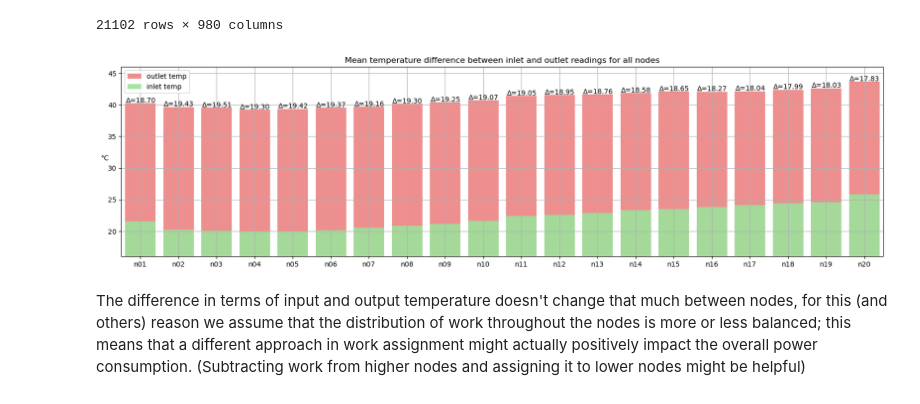
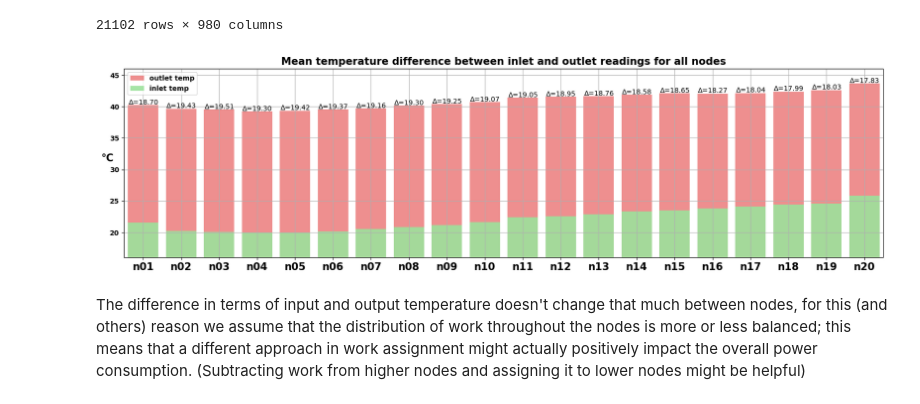
Before and after one commit to LSquarzoni/GreenTeam, a Jupyter notebook: Energy_Saving_computation.ipynb, the cells around one changed output. Cells and saved outputs as stored; diff of their text form; code cells hidden in the pictures.

Commit message:
replotted one graph

```diff
--- a/Energy_Saving_computation.ipynb
+++ b/Energy_Saving_computation.ipynb
@@ -68,27 +68,29 @@ for i in range(1, 21):
 # %%
 difference = dataset_TEMP_out_mean_nodes.values - dataset_TEMP_in_mean_nodes.values
 
 # Temperature distance plotting
 fig, ax = plt.subplots(figsize=(20,5))
 
 # Creating a colormap
 sns.barplot(x=dataset_TEMP_out_mean_nodes.index, y=dataset_TEMP_out_mean_nodes.values, ax=ax, color='red', alpha=0.5, label='outlet temp')
 sns.barplot(x=dataset_TEMP_in_mean_nodes.index, y=dataset_TEMP_in_mean_nodes.values, ax=ax, color='lightgreen', alpha=0.9, label='inlet temp')
 
 plt.grid(True)
 
-plt.ylabel('°C', rotation=0)
-plt.title("Mean temperature difference between inlet and outlet readings for all nodes")
-plt.legend(loc=2)
+plt.ylabel('°C', rotation=0, fontweight='bold', fontsize=15)
+plt.title("Mean temperature difference between inlet and outlet readings for all nodes", fontweight='bold', fontsize=15)
+plt.legend(loc=2, prop={'weight': 'bold', 'size': 10})
+plt.xticks(fontweight='bold', fontsize=15)
+plt.yticks(fontweight='bold', fontsize=10)
 ax.set_ylim(16, 46)
 
 for i in range(len(dataset_TEMP_out_mean_nodes)):
     plt.text(i, dataset_TEMP_out_mean_nodes.iloc[i] + 0.1, f'∆={difference[i]:.2f}', ha='center')
 
 plt.savefig('../PLOTS/TEMP_difference_plot.png', dpi=300)
 plt.show()
 # %% [output]
-[figure, old version]
+[figure, new version]
 # %% [markdown]
 The difference in terms of input and output temperature doesn't change that much between nodes, for this (and others) reason we assume that the distribution of work throughout the nodes is more or less balanced; this means that a different approach in work assignment might actually positively impact the overall power consumption. (Subtracting work from higher nodes and assigning it to lower nodes might be helpful)
 # %% [markdown]
```
